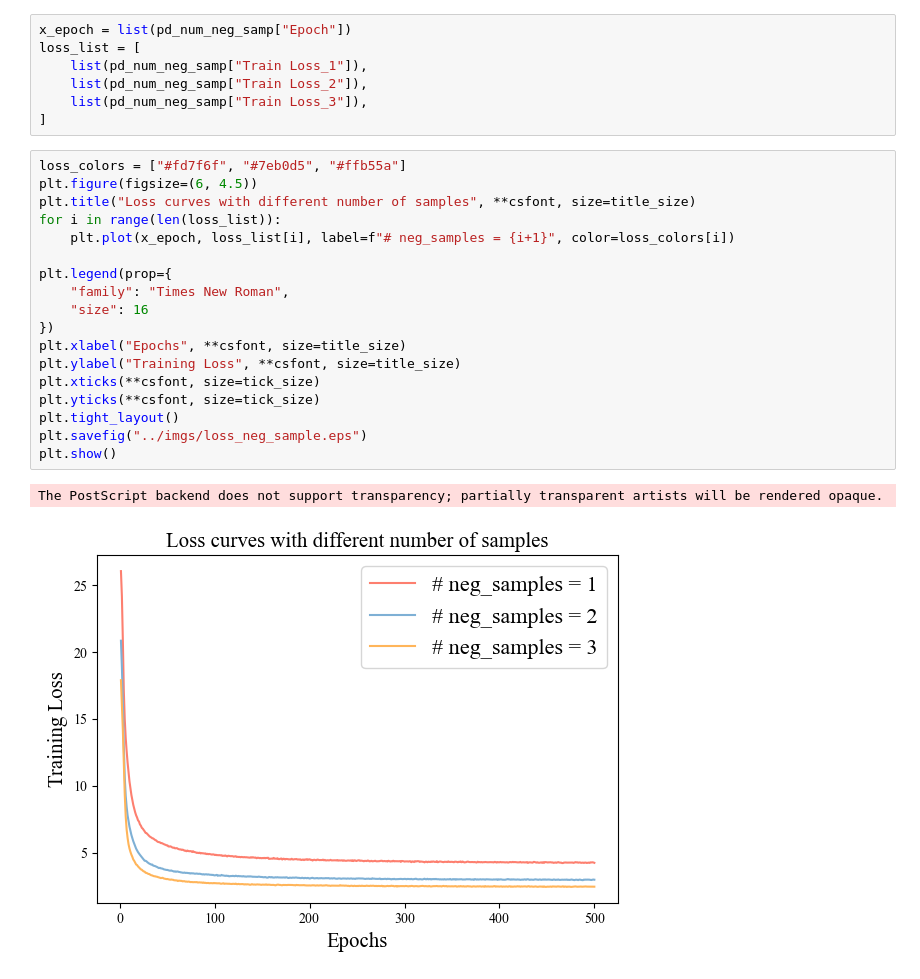
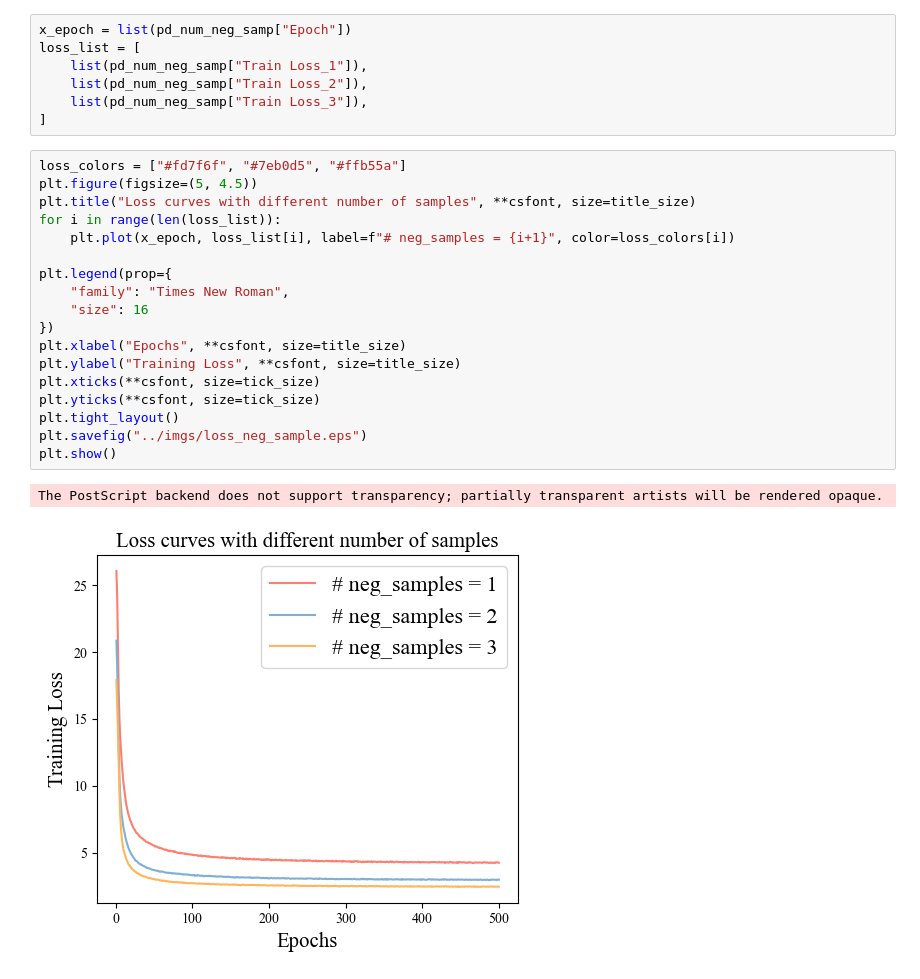
Before and after one commit to Thooooor/LorentzGCN, a Jupyter notebook: visualization/rec_curve_vis.ipynb, the cells around one changed output. Cells and saved outputs as stored; diff of their text form.

```diff
--- a/visualization/rec_curve_vis.ipynb
+++ b/visualization/rec_curve_vis.ipynb
@@ -163,22 +163,22 @@ loss_list = [
 ]
 # %%
 loss_colors = ["#fd7f6f", "#7eb0d5", "#ffb55a"]
-plt.figure(figsize=(6, 4.5))
+plt.figure(figsize=(5, 4.5))
 plt.title("Loss curves with different number of samples", **csfont, size=title_size)
 for i in range(len(loss_list)):
     plt.plot(x_epoch, loss_list[i], label=f"# neg_samples = {i+1}", color=loss_colors[i])
 
 plt.legend(prop={
     "family": "Times New Roman",
     "size": 16
 })
 plt.xlabel("Epochs", **csfont, size=title_size)
 plt.ylabel("Training Loss", **csfont, size=title_size)
 plt.xticks(**csfont, size=tick_size)
 plt.yticks(**csfont, size=tick_size)
 plt.tight_layout()
 plt.savefig("../imgs/loss_neg_sample.eps")
 plt.show()
 # %% [output]
 The PostScript backend does not support transparency; partially transparent artists will be rendered opaque.
-[figure, old version]
+[figure, new version]
```
Also changed, not shown: parts of 1 cell of this notebook, 2 other files.
